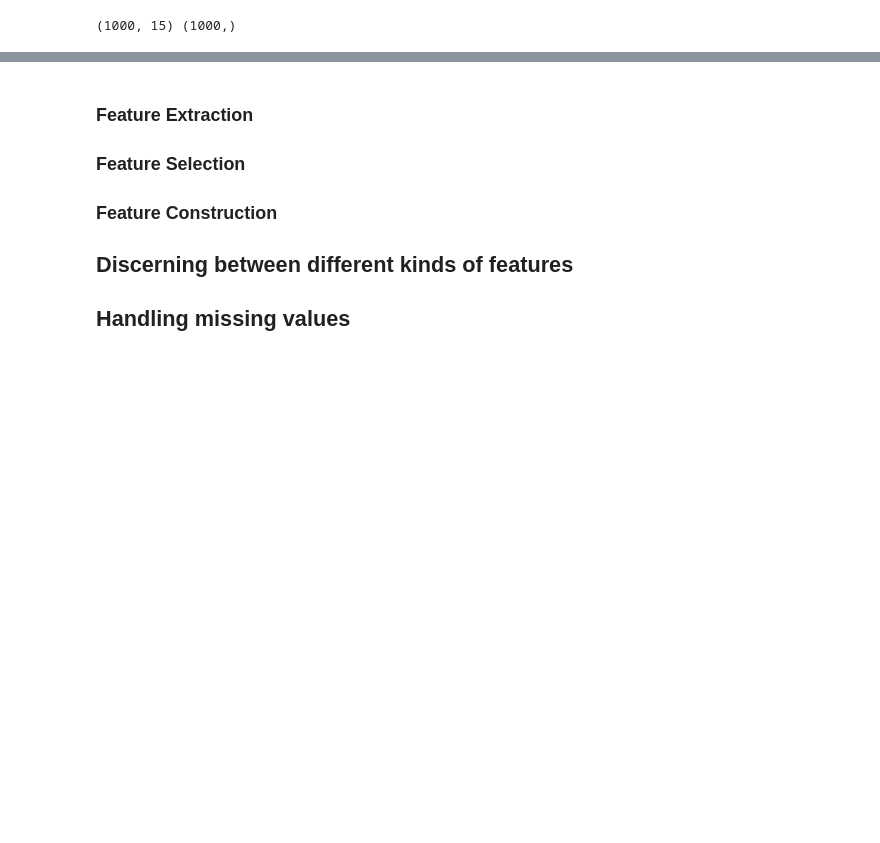
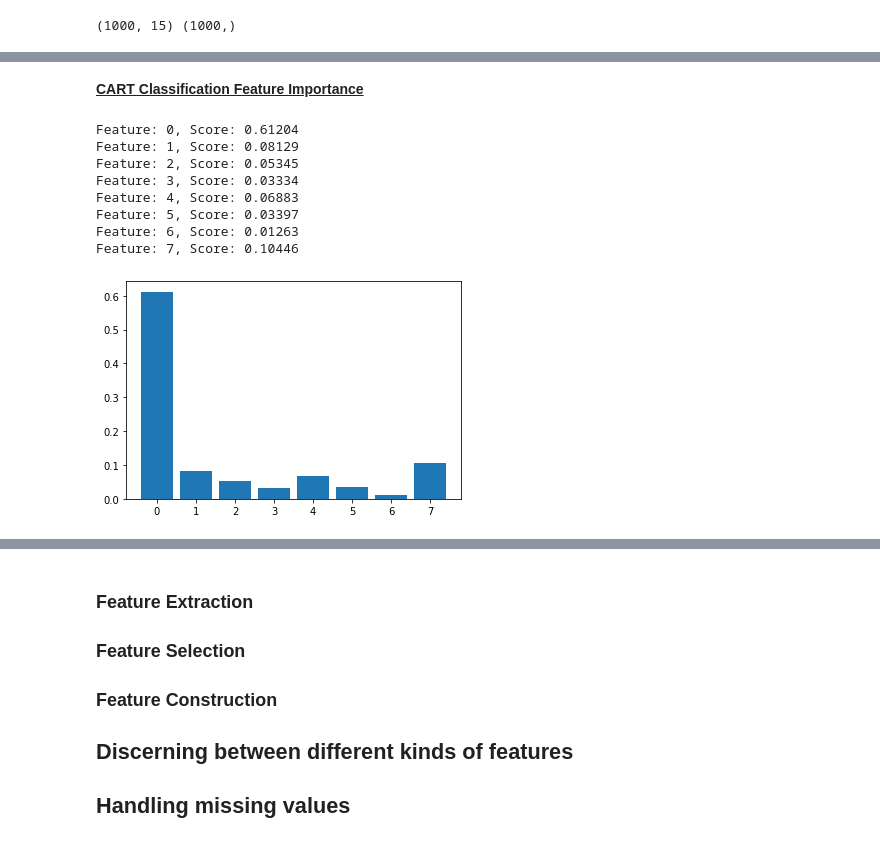
Before and after one commit to MachineLearningJournalClub/HowToTackleAMLCompetition, a Jupyter notebook: HowToTackleAMLCompetition/Lecture1|FeatureProcessing.ipynb, the cells around one changed output, grey strips where cells are left out. Cells and saved outputs as stored; diff of their text form; code cells hidden in the pictures; blank space fills up the shorter version.

```diff
--- a/HowToTackleAMLCompetition/Lecture1|FeatureProcessing.ipynb
+++ b/HowToTackleAMLCompetition/Lecture1|FeatureProcessing.ipynb
@@ -241,0 +265,29 @@ Recall that this is a classification problem with classes 0 and 1 (binary).
+# %% [markdown]
+
+**<ins>CART Classification Feature Importance</ins>**
+# %%
+# decision tree for feature importance on a classification problem
+from sklearn.tree import DecisionTreeClassifier
+from matplotlib import pyplot as plt
+# define the model
+model = DecisionTreeClassifier()
+# fit the model
+model.fit(X_clf, y_clf)
+# get importance
+importance = model.feature_importances_
+# summarize feature importance
+for i,v in enumerate(importance):
+	print('Feature: %0d, Score: %.5f' % (i,v))
+# plot feature importance
+plt.bar([x for x in range(len(importance))], importance)
+plt.show()
+# %% [output]
+Feature: 0, Score: 0.61204
+Feature: 1, Score: 0.08129
+Feature: 2, Score: 0.05345
+Feature: 3, Score: 0.03334
+Feature: 4, Score: 0.06883
+Feature: 5, Score: 0.03397
+Feature: 6, Score: 0.01263
+Feature: 7, Score: 0.10446
+[figure, added]
```
Also changed, not shown: parts of 22 cells of this notebook.
